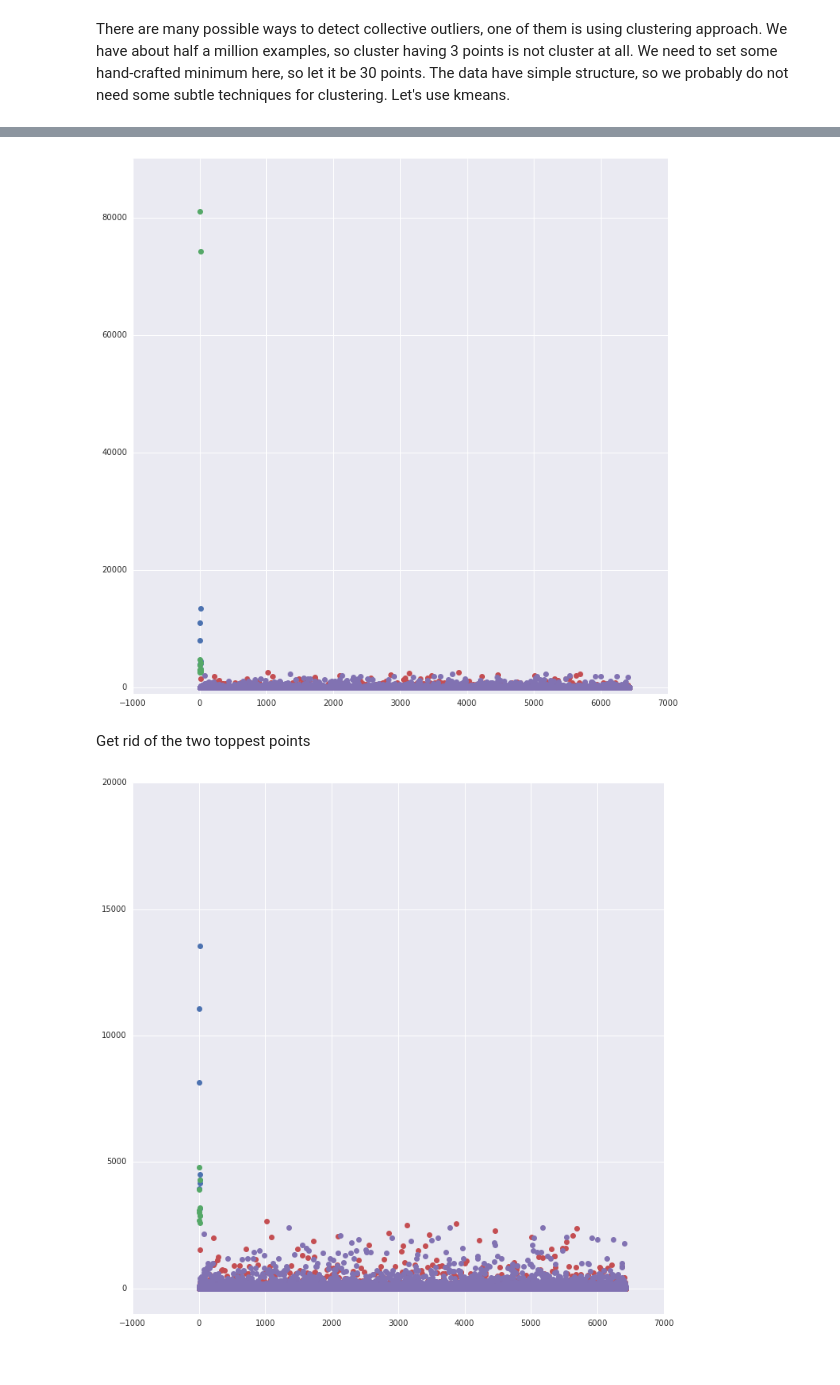
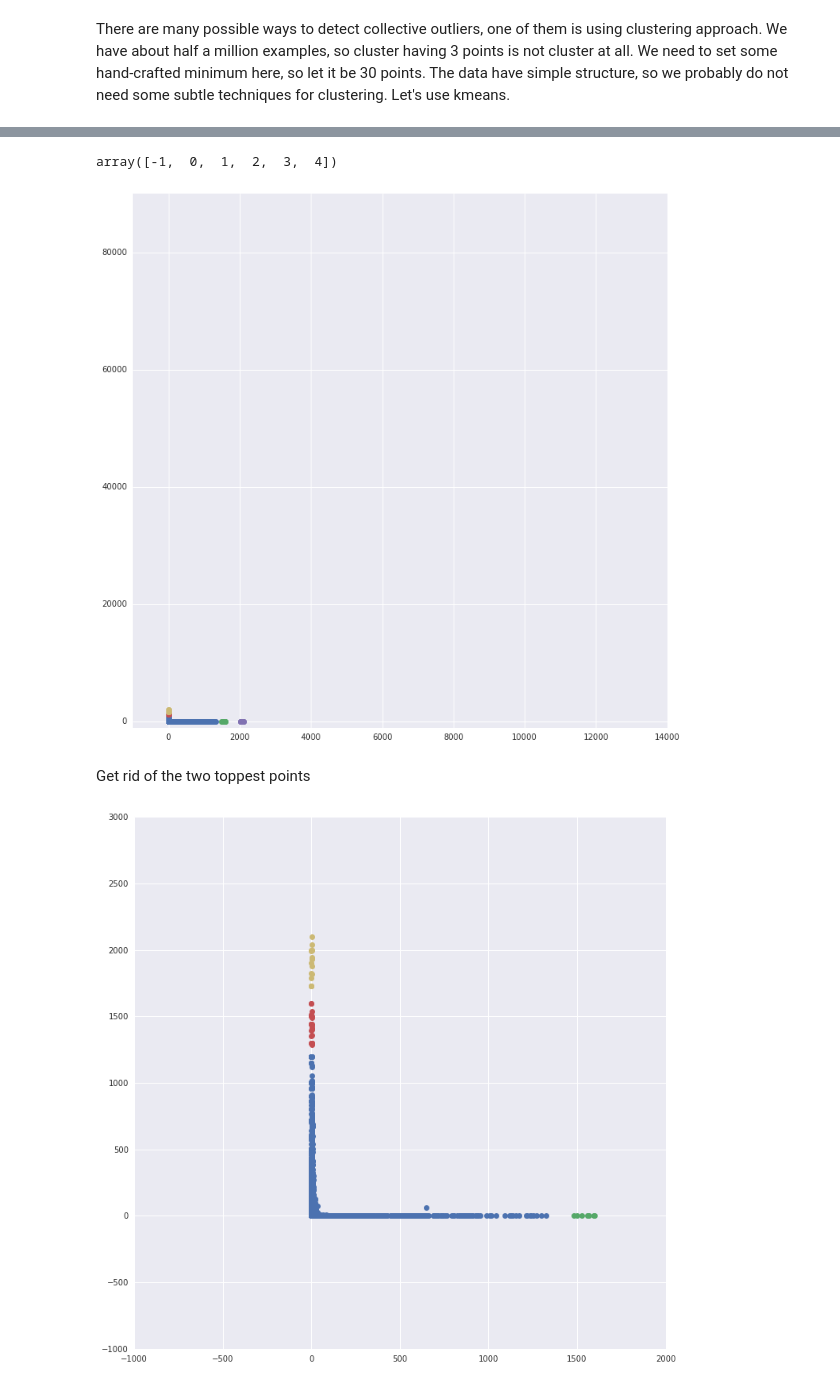
Before and after one commit to artemkondyukov/data_mining_asgn_3, a Jupyter notebook: outlier_detection.ipynb, the cells around one changed output, grey strips where cells are left out. Saved outputs shown, nothing was run; the diff lists cells and outputs as text; code cells hidden in the pictures.

```diff
--- a/outlier_detection.ipynb
+++ b/outlier_detection.ipynb
@@ -573,25 +553,35 @@ distinct_values = np.array(list(groups_dict.keys()))
 # %%
-dbscan = DBSCAN(eps=400, min_samples=10)
+dbscan = DBSCAN(eps=80, min_samples=5)
 clusters = dbscan.fit_predict(distinct_values)
+# %%
+np.unique(clusters)
+# %% [output]
+array([-1,  0,  1,  2,  3,  4])
 # %%
 fig = plt.figure(figsize=(12, 12))
 ax = fig.add_subplot(111)
-ax.set_xlim(-1000, 7000)
+ax.set_xlim(-1000, 14000)
 ax.set_ylim(-1000, 90000)
 
 for cluster in np.unique(clusters):
-    plt.plot(distinct_values[clusters == cluster], linestyle='', marker='o')
+    if cluster == -1: # They are outilers
+        continue
+    plt.plot(distinct_values[clusters == cluster, 0], distinct_values[clusters == cluster, 1], \
+             linestyle='', marker='o')
 # %% [output]
-[figure, old version]
+[figure, new version]
 # %% [markdown]
 Get rid of the two toppest points
 # %%
 fig = plt.figure(figsize=(12, 12))
 ax = fig.add_subplot(111)
-ax.set_xlim(-1000, 7000)
-ax.set_ylim(-1000, 20000)
+ax.set_xlim(-1000, 2000)
+ax.set_ylim(-1000, 3000)
 
 for cluster in np.unique(clusters):
-    plt.plot(distinct_values[clusters == cluster], linestyle='', marker='o')
+    if cluster == -1: # They are outilers
+        continue
+    plt.plot(distinct_values[clusters == cluster, 0], distinct_values[clusters == cluster, 1], \
+             linestyle='', marker='o')
 # %% [output]
-[figure, old version]
+[figure, new version]
```
Also changed, not shown: parts of 9 cells of this notebook.
